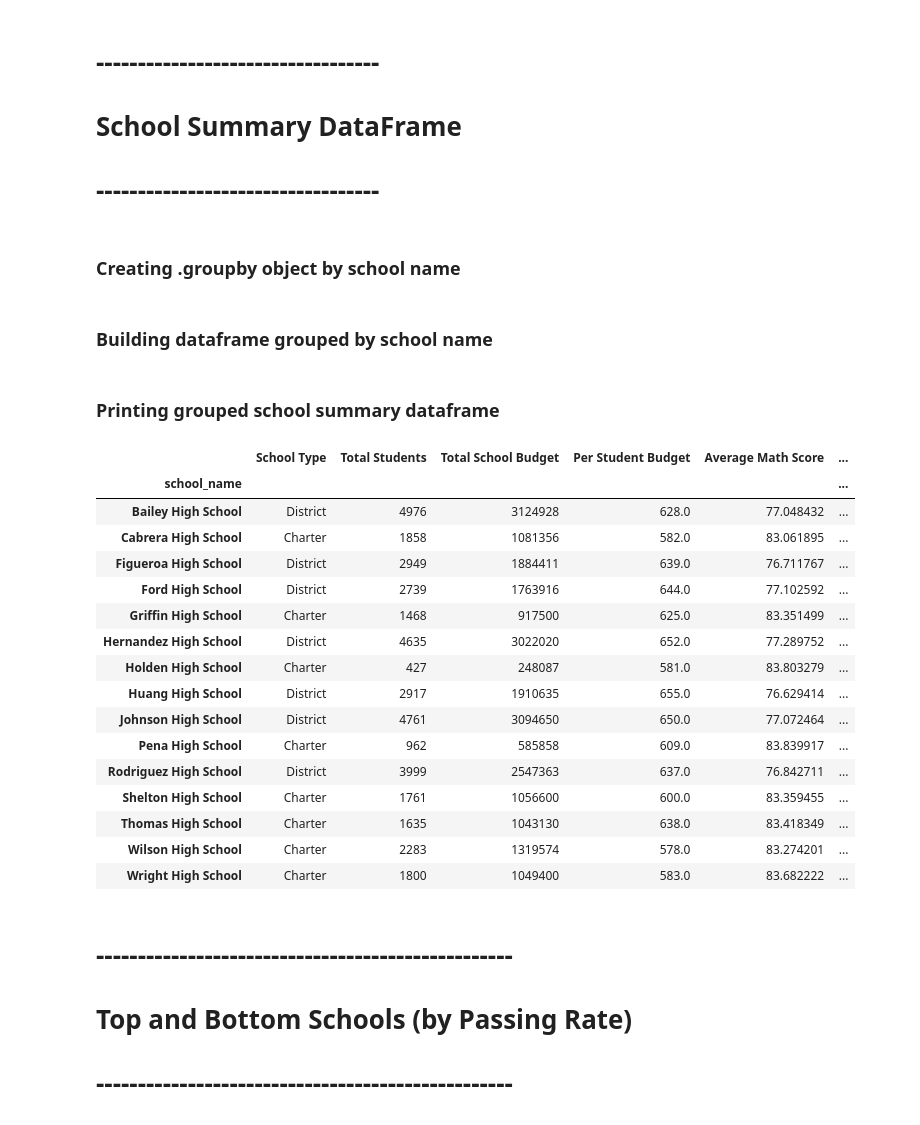
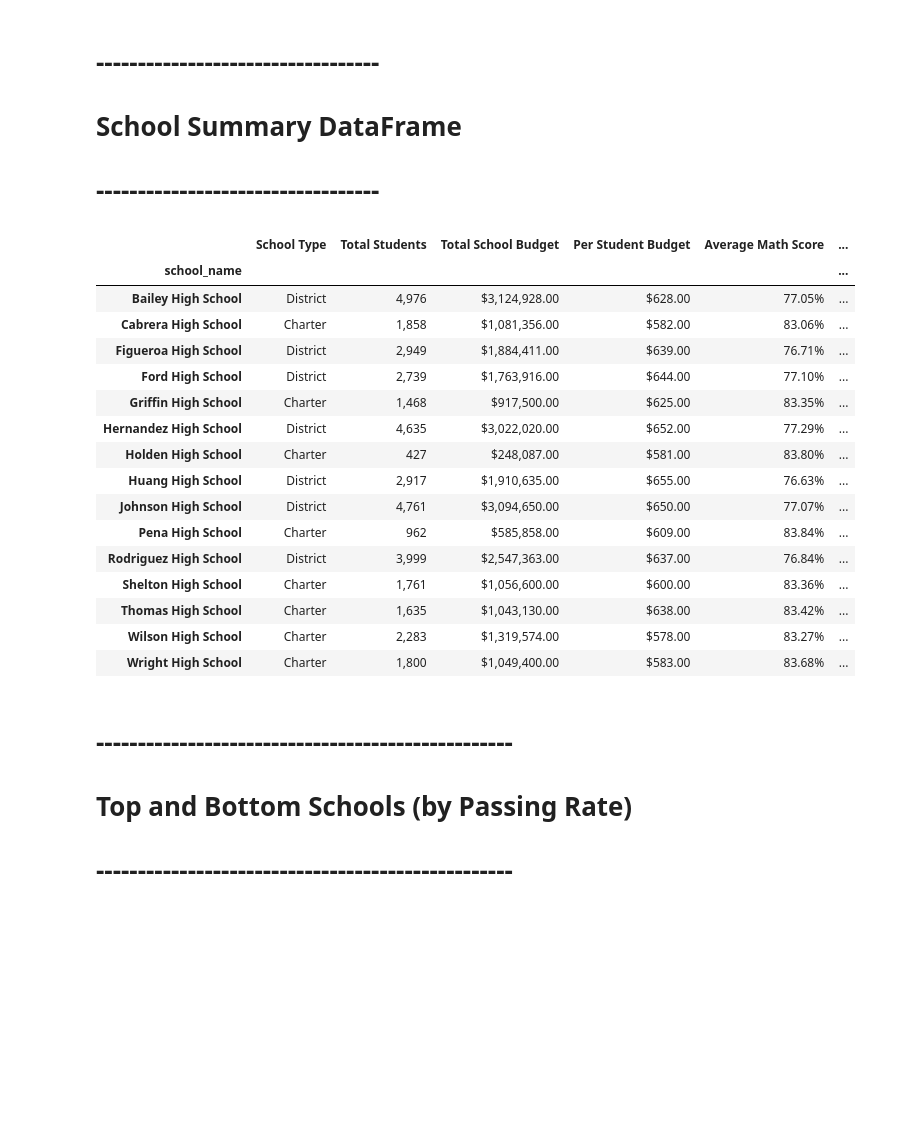
Before and after one commit to troypramsey/pandas-challenge, a Jupyter notebook: PyCitySchools.ipynb, the cells around one changed output. Saved outputs shown, nothing was run; the diff lists cells and outputs as text; code cells hidden in the pictures; blank space fills up the shorter version.

Commit message:
cleaned up commenting and formatted numerical columns

```diff
--- a/PyCitySchools.ipynb
+++ b/PyCitySchools.ipynb
@@ -45,5 +51,3 @@ district_summary
 # ----------------------------------
 # School Summary DataFrame
 # ----------------------------------
-# %% [markdown]
-### Creating .groupby object by school name
@@ -52,45 +54,60 @@ school_group = full_df.groupby('school_name')
-# %% [markdown]
-### Building dataframe grouped by school name
 # %%
+# Creating .groupby object, grouped by school name
+school_group = full_df.groupby('school_name')
+
+# Building school summary dataframe using .groupby object
 school_group_df = pd.DataFrame()
 school_group_df['School Type'] = school_group['type'].first()
 school_group_df['Total Students'] = school_group['Student ID'].count()
 school_group_df['Total School Budget'] = school_group['budget'].max()
 school_group_df['Per Student Budget'] = (school_group_df['Total School Budget'] / school_group_df['Total Students'])
-school_group_df['Average Math Score'] = school_group['math_score'].mean()
-school_group_df['Average Reading Score'] = school_group['reading_score'].mean()
+school_group_df['Average Math Score'] = school_group['math_score'].mean() / 100
+school_group_df['Average Reading Score'] = school_group['reading_score'].mean() / 100
 
+# Building math score exclusive dataframe and creating .groupby to filter out passing grades
 math_passing_df = full_df.loc[full_df['math_score'] >= 70, :]
 math_passing_grouped = math_passing_df.groupby('school_name')
-school_group_df['% Passing Math'] = (math_passing_grouped['Student ID'].count() / school_group_df['Total Students']) * 100
+school_group_df['% Passing Math'] = (math_passing_grouped['Student ID'].count() / school_group_df['Total Students'])
 
+# Building reading score exclusive dataframe and creating .groupby to filter out passing grades
 reading_passing_df = full_df.loc[full_df['reading_score'] >= 70, :]
 reading_passing_grouped = reading_passing_df.groupby('school_name')
-school_group_df['% Passing Reading'] = (reading_passing_grouped['Student ID'].count() / school_group_df['Total Students']) * 100
+school_group_df['% Passing Reading'] = (reading_passing_grouped['Student ID'].count() / school_group_df['Total Students'])
 
+# Inserting overall rate column
 school_group_df['% Overall Passing Rate'] = (school_group_df['% Passing Math'] + school_group_df['% Passing Reading'])/ 2
+
+# Formatting school summary dataframe
+school_summary_final = school_group_df.style.format(
+    {'Total Students': '{:,}',
+     'Total School Budget': '${:,.2f}',
+     'Per Student Budget': '${:,.2f}',
+     'Average Math Score': '{:.2%}',
+     'Average Reading Score': '{:.2%}',
+     '% Passing Math': '{:.2%}',
+     '% Passing Reading': '{:.2%}',
+     '% Overall Passing Rate': '{:.2%}'})
+
+# Printing school summary dataframe
+school_summary_final
+# %% [output]
+|  | School Type | Total Students | Total School Budget | Per Student Budget | Average Math Score | ... |
+| school_name |  |  |  |  |  | ... |
+| Bailey High School | District | 4,976 | $3,124,928.00 | $628.00 | 77.05% | ... |
+| Cabrera High School | Charter | 1,858 | $1,081,356.00 | $582.00 | 83.06% | ... |
+| Figueroa High School | District | 2,949 | $1,884,411.00 | $639.00 | 76.71% | ... |
+| Ford High School | District | 2,739 | $1,763,916.00 | $644.00 | 77.10% | ... |
+| Griffin High School | Charter | 1,468 | $917,500.00 | $625.00 | 83.35% | ... |
+| Hernandez High School | District | 4,635 | $3,022,020.00 | $652.00 | 77.29% | ... |
+| Holden High School | Charter | 427 | $248,087.00 | $581.00 | 83.80% | ... |
+| Huang High School | District | 2,917 | $1,910,635.00 | $655.00 | 76.63% | ... |
+| Johnson High School | District | 4,761 | $3,094,650.00 | $650.00 | 77.07% | ... |
+| Pena High School | Charter | 962 | $585,858.00 | $609.00 | 83.84% | ... |
+| Rodriguez High School | District | 3,999 | $2,547,363.00 | $637.00 | 76.84% | ... |
+| Shelton High School | Charter | 1,761 | $1,056,600.00 | $600.00 | 83.36% | ... |
+| Thomas High School | Charter | 1,635 | $1,043,130.00 | $638.00 | 83.42% | ... |
+| Wilson High School | Charter | 2,283 | $1,319,574.00 | $578.00 | 83.27% | ... |
+| Wright High School | Charter | 1,800 | $1,049,400.00 | $583.00 | 83.68% | ... |
-# %% [markdown]
-### Printing grouped school summary dataframe
-# %%
-school_group_df
-# %% [output]
-|  | School Type | Total Students | Total School Budget | Per Student Budget | Average Math Score | ... |
-| school_name |  |  |  |  |  | ... |
-| Bailey High School | District | 4976 | 3124928 | 628.0 | 77.048432 | ... |
-| Cabrera High School | Charter | 1858 | 1081356 | 582.0 | 83.061895 | ... |
-| Figueroa High School | District | 2949 | 1884411 | 639.0 | 76.711767 | ... |
-| Ford High School | District | 2739 | 1763916 | 644.0 | 77.102592 | ... |
-| Griffin High School | Charter | 1468 | 917500 | 625.0 | 83.351499 | ... |
-| Hernandez High School | District | 4635 | 3022020 | 652.0 | 77.289752 | ... |
-| Holden High School | Charter | 427 | 248087 | 581.0 | 83.803279 | ... |
-| Huang High School | District | 2917 | 1910635 | 655.0 | 76.629414 | ... |
-| Johnson High School | District | 4761 | 3094650 | 650.0 | 77.072464 | ... |
-| Pena High School | Charter | 962 | 585858 | 609.0 | 83.839917 | ... |
-| Rodriguez High School | District | 3999 | 2547363 | 637.0 | 76.842711 | ... |
-| Shelton High School | Charter | 1761 | 1056600 | 600.0 | 83.359455 | ... |
-| Thomas High School | Charter | 1635 | 1043130 | 638.0 | 83.418349 | ... |
-| Wilson High School | Charter | 2283 | 1319574 | 578.0 | 83.274201 | ... |
-| Wright High School | Charter | 1800 | 1049400 | 583.0 | 83.682222 | ... |
 # %% [markdown]
 # --------------------------------------------------
 # Top and Bottom Schools (by Passing Rate)
```
Also changed, not shown: parts of 48 cells of this notebook.
